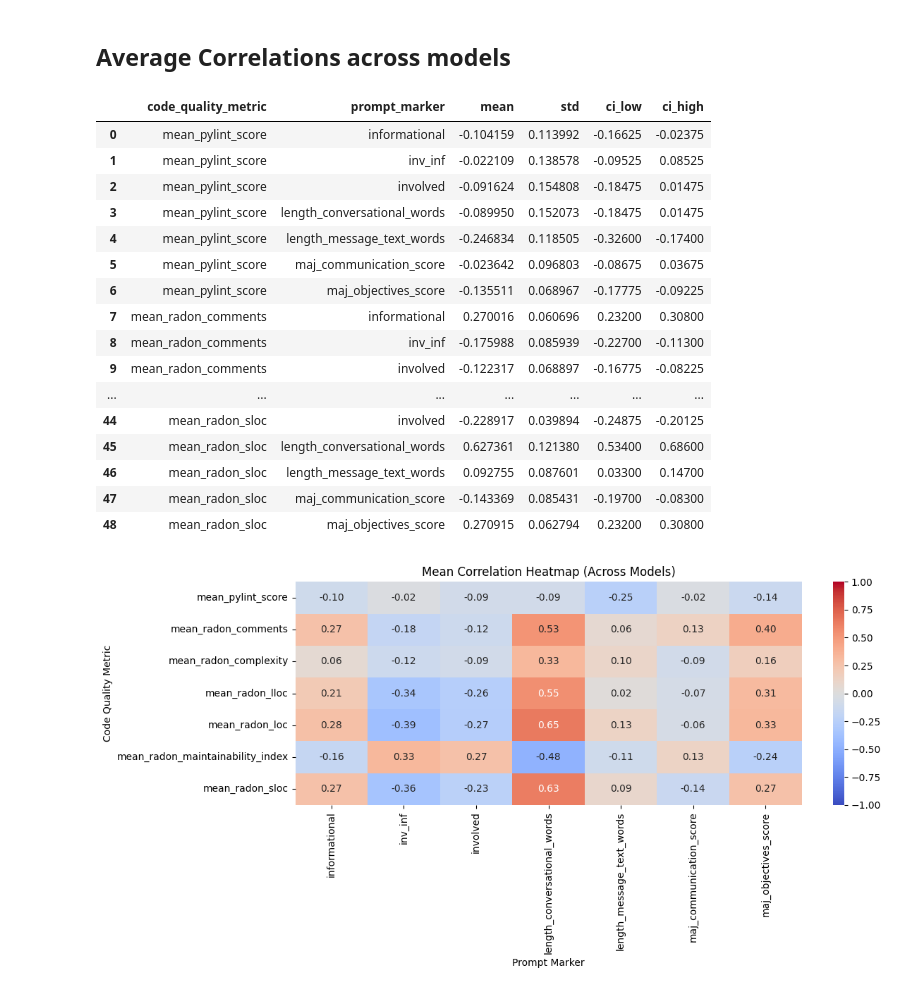
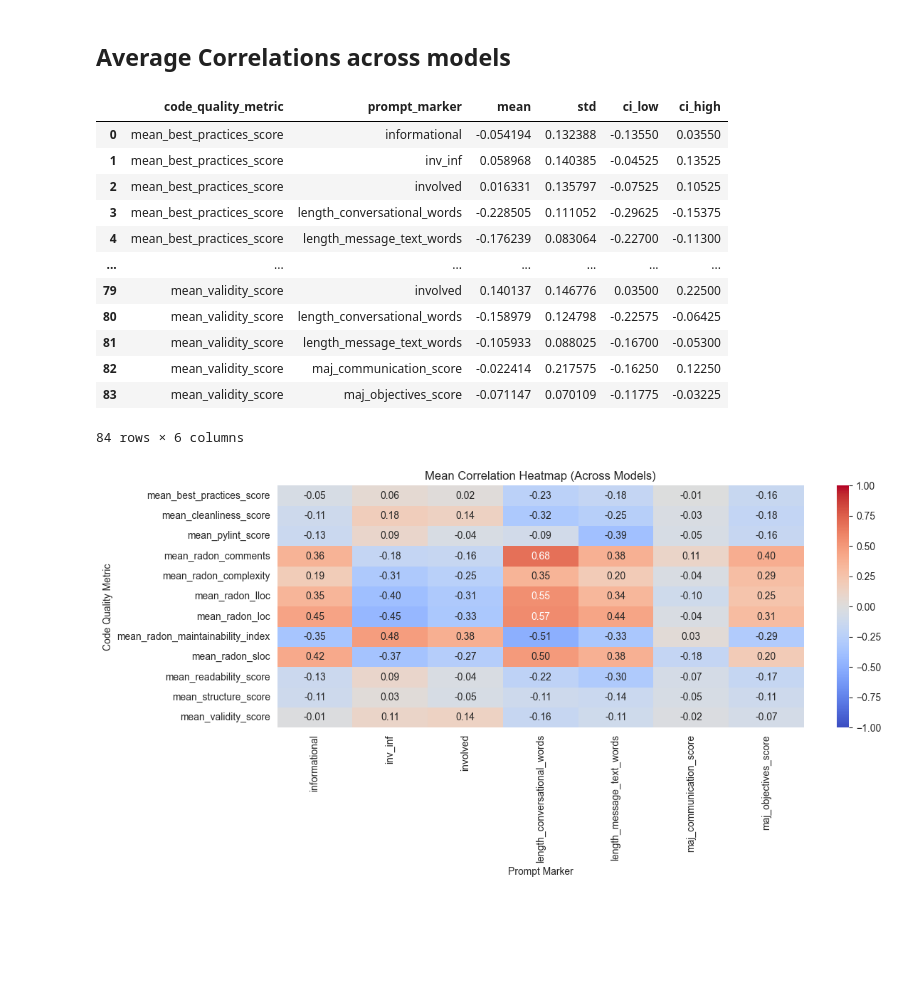
Before and after one commit to Mayaryin/GenderInfluenceInCodeGeneration, a Jupyter notebook: notebooks/code_analysis/04_Annontated_Pylint.ipynb, the cells around one changed output. Drawn from its saved outputs; the diff is of its cells as text; code cells hidden in the pictures; blank space fills up the shorter version.

```diff
--- a/notebooks/code_analysis/04_Annontated_Pylint.ipynb
+++ b/notebooks/code_analysis/04_Annontated_Pylint.ipynb
@@ -57,7 +72,12 @@ agg_cols = [
     "radon_sloc",
     "radon_lloc",
     "radon_comments",
-    "pylint_score"
+    "pylint_score",
+    "validity_score",
+    "cleanliness_score",
+    "readability_score",
+    "structure_score",
+    "best_practices_score"
 ]
 
 # Define aggregation dictionary for mean and std, ignore NaNs automatically
@@ -131,0 +156,4 @@ agg_df["length_conversational_words"] = agg_df["conversational"].astype(str).app
+# %%
+agg_df = agg_df[agg_df["message_id"] != 1524]
+agg_df = agg_df[agg_df["message_id"] != 764]
+agg_df
@@ -186,13 +331,14 @@ plt.show()
 # %%
 import pandas as pd
-from scipy.stats import pearsonr
+from scipy.stats import spearmanr
 import pingouin as pg
 from statsmodels.stats.multitest import multipletests
 
 # Set your column names:
 code_quality_cols = [
     "mean_radon_complexity", "mean_radon_maintainability_index", "mean_radon_loc",
-    "mean_radon_sloc", "mean_radon_lloc", "mean_radon_comments", "mean_pylint_score"
+    "mean_radon_sloc", "mean_radon_lloc", "mean_radon_comments", "mean_pylint_score",
+    "mean_validity_score", "mean_cleanliness_score", "mean_readability_score", "mean_structure_score", "mean_best_practices_score"
 ]
 prompt_marker_cols = [
     "length_message_text_words", "length_conversational_words", "inv_inf", "informational", "involved", "maj_objectives_score", "maj_communication_score"
@@ -209,7 +355,7 @@ for model, df_sub in agg_df.groupby("model_version"):
             mask = x.notna() & y.notna()
             n = mask.sum()
             if n >= 3:
-                corr, pval = pearsonr(x[mask], y[mask])
+                corr, pval = spearmanr(x[mask], y[mask])
                 ci = pg.compute_bootci(
                     x[mask].values,
                     y[mask].values,
@@ -303,57 +467,53 @@ def agg_ci(group):
         'ci_high': ci_high
     })
 
-agg_df = (
+agg_corr_df = (
     all_corrs_df
     .groupby(['code_quality_metric', 'prompt_marker'])
     .apply(agg_ci)
     .reset_index()
 )[['code_quality_metric', 'prompt_marker', 'mean', 'std', 'ci_low', 'ci_high']]
 
-agg_df
+agg_corr_df
 # %% [output]
 |  | code_quality_metric | prompt_marker | mean | std | ci_low | ci_high |
-| 0 | mean_pylint_score | informational | -0.104159 | 0.113992 | -0.16625 | -0.02375 |
-| 1 | mean_pylint_score | inv_inf | -0.022109 | 0.138578 | -0.09525 | 0.08525 |
-| 2 | mean_pylint_score | involved | -0.091624 | 0.154808 | -0.18475 | 0.01475 |
-| 3 | mean_pylint_score | length_conversational_words | -0.089950 | 0.152073 | -0.18475 | 0.01475 |
-| 4 | mean_pylint_score | length_message_text_words | -0.246834 | 0.118505 | -0.32600 | -0.17400 |
-| 5 | mean_pylint_score | maj_communication_score | -0.023642 | 0.096803 | -0.08675 | 0.03675 |
-| 6 | mean_pylint_score | maj_objectives_score | -0.135511 | 0.068967 | -0.17775 | -0.09225 |
-| 7 | mean_radon_comments | informational | 0.270016 | 0.060696 | 0.23200 | 0.30800 |
-| 8 | mean_radon_comments | inv_inf | -0.175988 | 0.085939 | -0.22700 | -0.11300 |
-| 9 | mean_radon_comments | involved | -0.122317 | 0.068897 | -0.16775 | -0.08225 |
+| 0 | mean_best_practices_score | informational | -0.054194 | 0.132388 | -0.13550 | 0.03550 |
+| 1 | mean_best_practices_score | inv_inf | 0.058968 | 0.140385 | -0.04525 | 0.13525 |
+| 2 | mean_best_practices_score | involved | 0.016331 | 0.135797 | -0.07525 | 0.10525 |
+| 3 | mean_best_practices_score | length_conversational_words | -0.228505 | 0.111052 | -0.29625 | -0.15375 |
+| 4 | mean_best_practices_score | length_message_text_words | -0.176239 | 0.083064 | -0.22700 | -0.11300 |
 | ... | ... | ... | ... | ... | ... | ... |
-| 44 | mean_radon_sloc | involved | -0.228917 | 0.039894 | -0.24875 | -0.20125 |
-| 45 | mean_radon_sloc | length_conversational_words | 0.627361 | 0.121380 | 0.53400 | 0.68600 |
-| 46 | mean_radon_sloc | length_message_text_words | 0.092755 | 0.087601 | 0.03300 | 0.14700 |
-| 47 | mean_radon_sloc | maj_communication_score | -0.143369 | 0.085431 | -0.19700 | -0.08300 |
-| 48 | mean_radon_sloc | maj_objectives_score | 0.270915 | 0.062794 | 0.23200 | 0.30800 |
+| 79 | mean_validity_score | involved | 0.140137 | 0.146776 | 0.03500 | 0.22500 |
+| 80 | mean_validity_score | length_conversational_words | -0.158979 | 0.124798 | -0.22575 | -0.06425 |
+| 81 | mean_validity_score | length_message_text_words | -0.105933 | 0.088025 | -0.16700 | -0.05300 |
+| 82 | mean_validity_score | maj_communication_score | -0.022414 | 0.217575 | -0.16250 | 0.12250 |
+| 83 | mean_validity_score | maj_objectives_score | -0.071147 | 0.070109 | -0.11775 | -0.03225 |
+84 rows × 6 columns
 # %%
 import pandas as pd
 import seaborn as sns
 import matplotlib.pyplot as plt
 
 # Suppose agg_df has columns: ['code_quality_metric', 'prompt_marker', 'mean', 'std', 'ci_low', 'ci_high']
 
 # Pivot to matrix for heatmap (rows = code_quality_metric, columns = prompt_marker, values = mean corr)
-heatmap_data = agg_df.pivot(index='code_quality_metric', columns='prompt_marker', values='mean')
+heatmap_data = agg_corr_df.pivot(index='code_quality_metric', columns='prompt_marker', values='mean')
 
 plt.figure(figsize=(12, 6))
 sns.heatmap(
     heatmap_data,
     annot=True,       # show numbers in cells
     fmt=".2f",        # formatting for numbers
     cmap="coolwarm",  # color scheme, you can choose others
     vmin=-1, vmax=1   # set color limits for correlation
 )
 plt.title("Mean Correlation Heatmap (Across Models)")
 plt.ylabel("Code Quality Metric")
 plt.xlabel("Prompt Marker")
 plt.tight_layout()
 plt.show()
 # %% [output]
-[figure, old version]
+[figure, new version]
 # %%
 import numpy as np
 import matplotlib.pyplot as plt
```
Also changed, not shown: parts of 17 cells of this notebook, 2 other files.
